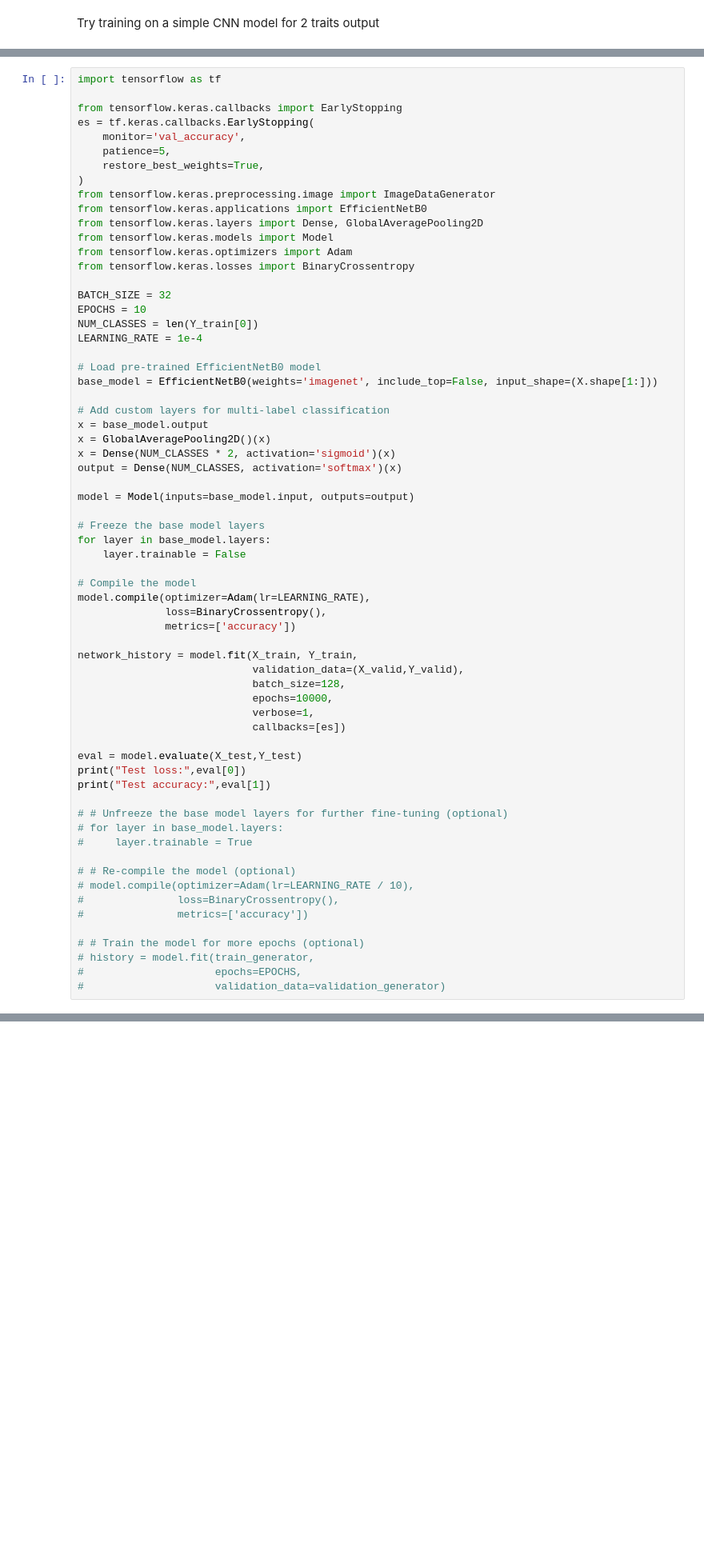
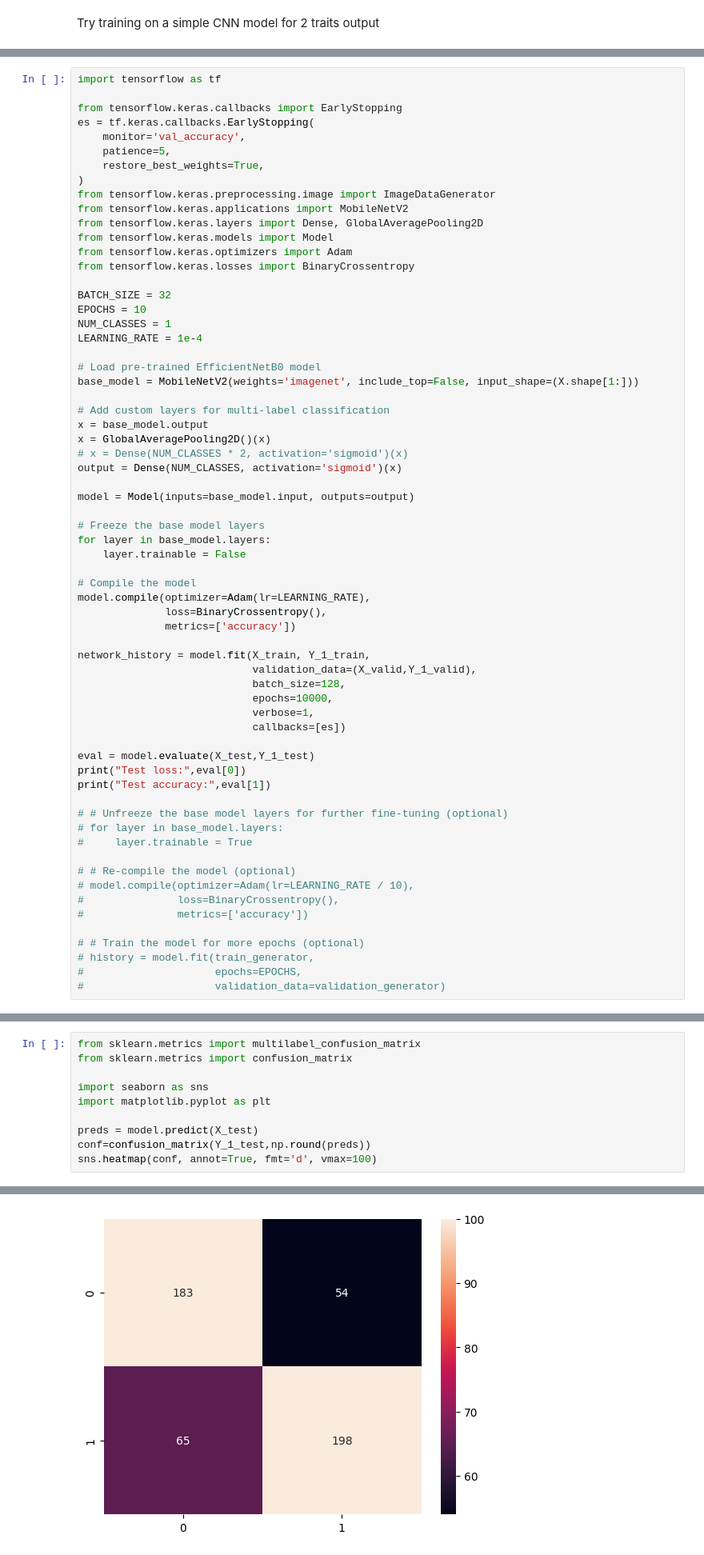
Before and after one commit to athan37/Facial-attribute-classification, a Jupyter notebook: Project.ipynb, the cells around one changed output, grey strips where cells are left out. Shown at 80% size. Drawn from its saved outputs; the diff is of its cells as text; blank space fills up the shorter version.

```diff
--- a/Project.ipynb
+++ b/Project.ipynb
@@ -232,7 +401,7 @@ es = tf.keras.callbacks.EarlyStopping(
     restore_best_weights=True,
 )
 from tensorflow.keras.preprocessing.image import ImageDataGenerator
-from tensorflow.keras.applications import EfficientNetB0
+from tensorflow.keras.applications import MobileNetV2
 from tensorflow.keras.layers import Dense, GlobalAveragePooling2D
 from tensorflow.keras.models import Model
 from tensorflow.keras.optimizers import Adam
@@ -240,17 +409,17 @@ from tensorflow.keras.losses import BinaryCrossentropy
 
 BATCH_SIZE = 32
 EPOCHS = 10
-NUM_CLASSES = len(Y_train[0])
+NUM_CLASSES = 1
 LEARNING_RATE = 1e-4
 
 # Load pre-trained EfficientNetB0 model
-base_model = EfficientNetB0(weights='imagenet', include_top=False, input_shape=(X.shape[1:]))
+base_model = MobileNetV2(weights='imagenet', include_top=False, input_shape=(X.shape[1:]))
 
 # Add custom layers for multi-label classification
 x = base_model.output
 x = GlobalAveragePooling2D()(x)
-x = Dense(NUM_CLASSES * 2, activation='sigmoid')(x)
-output = Dense(NUM_CLASSES, activation='softmax')(x)
+# x = Dense(NUM_CLASSES * 2, activation='sigmoid')(x)
+output = Dense(NUM_CLASSES, activation='sigmoid')(x)
 
 model = Model(inputs=base_model.input, outputs=output)
 
@@ -263,14 +432,14 @@ model.compile(optimizer=Adam(lr=LEARNING_RATE),
               loss=BinaryCrossentropy(),
               metrics=['accuracy'])
 
-network_history = model.fit(X_train, Y_train,
-                            validation_data=(X_valid,Y_valid),
+network_history = model.fit(X_train, Y_1_train,
+                            validation_data=(X_valid,Y_1_valid),
                             batch_size=128,
                             epochs=10000,
                             verbose=1,
                             callbacks=[es])
 
-eval = model.evaluate(X_test,Y_test)
+eval = model.evaluate(X_test,Y_1_test)
 print("Test loss:",eval[0])
 print("Test accuracy:",eval[1])
 
@@ -306,0 +481,11 @@ Test accuracy: 0.7400000095367432
+# %%
+from sklearn.metrics import multilabel_confusion_matrix
+from sklearn.metrics import confusion_matrix
+
+import seaborn as sns
+import matplotlib.pyplot as plt
+
+preds = model.predict(X_test)
+conf=confusion_matrix(Y_1_test,np.round(preds))
+sns.heatmap(conf, annot=True, fmt='d', vmax=100)
+# %% [output]
@@ -306,0 +494 @@ Test accuracy: 0.7400000095367432
+[figure, added]
```
Also changed, not shown: parts of 21 cells of this notebook.
